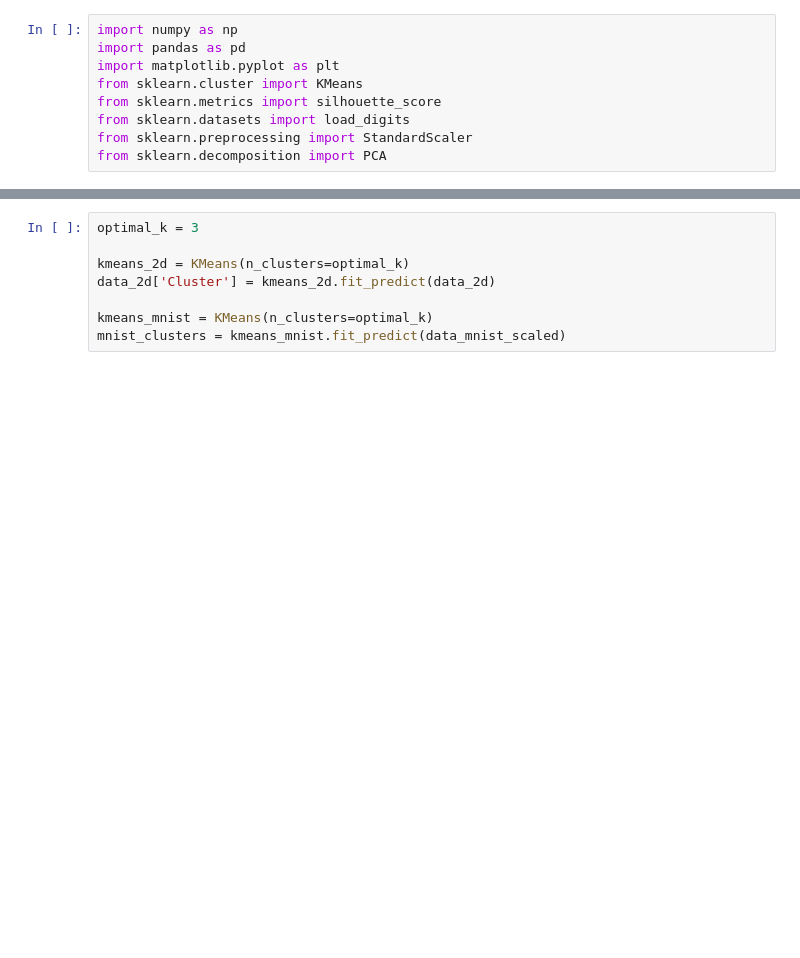
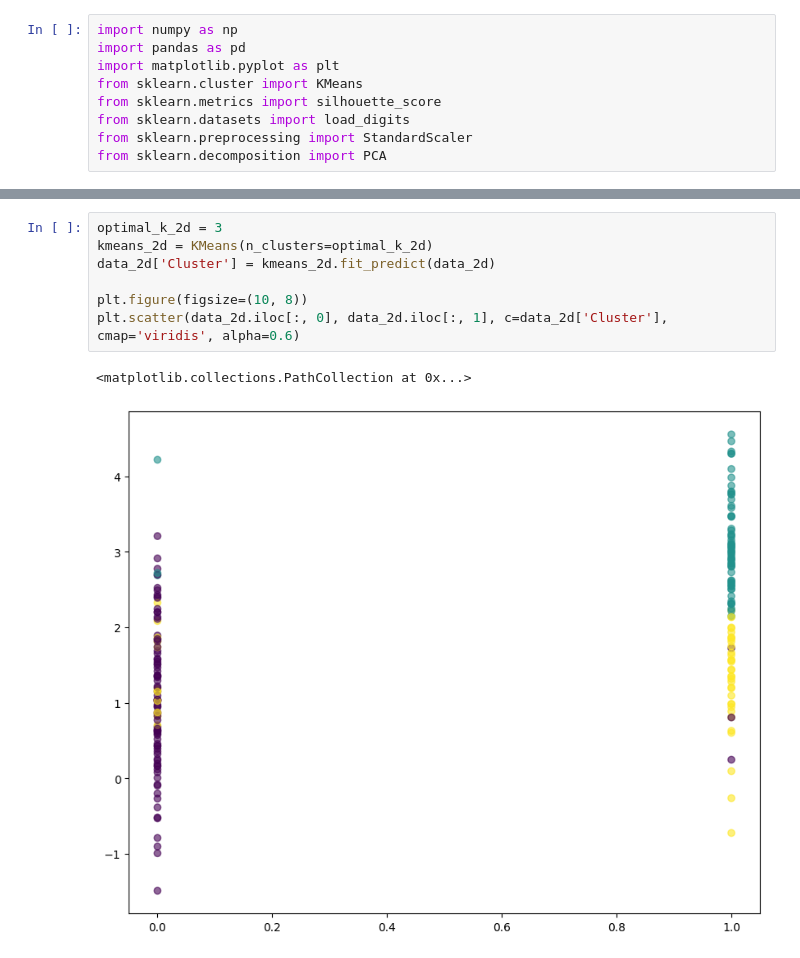
Before and after one commit to ArtemBoar/HW9, a Jupyter notebook: HW9.ipynb, the cells around one changed output, grey strips where cells are left out. Drawn from its saved outputs; the diff is of its cells as text; blank space fills up the shorter version.

```diff
--- a/HW9.ipynb
+++ b/HW9.ipynb
@@ -67,9 +67,11 @@ plt.show()
 # %%
-optimal_k = 3
-
-kmeans_2d = KMeans(n_clusters=optimal_k)
+optimal_k_2d = 3
+kmeans_2d = KMeans(n_clusters=optimal_k_2d)
 data_2d['Cluster'] = kmeans_2d.fit_predict(data_2d)
 
-kmeans_mnist = KMeans(n_clusters=optimal_k)
-mnist_clusters = kmeans_mnist.fit_predict(data_mnist_scaled)
+plt.figure(figsize=(10, 8))
+plt.scatter(data_2d.iloc[:, 0], data_2d.iloc[:, 1], c=data_2d['Cluster'], cmap='viridis', alpha=0.6)
+# %% [output]
+<matplotlib.collections.PathCollection at 0x...>
+[figure, added]
 # %%
```
Also changed, not shown: parts of 4 cells of this notebook.
